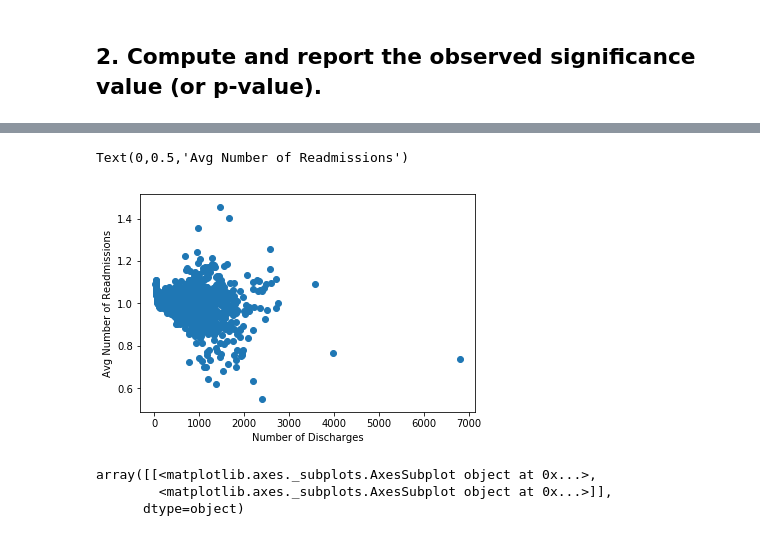
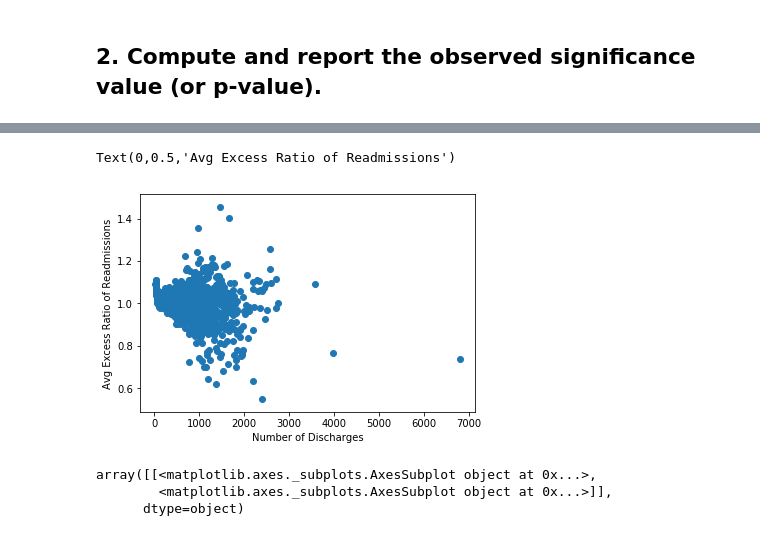
Before and after one commit to wsjk/inferential_stats_exercises, a Jupyter notebook: hospital_readmit/sliderule_dsi_inferential_statistics_exercise_3.ipynb, the cells around one changed output, grey strips where cells are left out. Saved outputs shown, nothing was run; the diff lists cells and outputs as text; code cells hidden in the pictures.

```diff
--- a/hospital_readmit/sliderule_dsi_inferential_statistics_exercise_3.ipynb
+++ b/hospital_readmit/sliderule_dsi_inferential_statistics_exercise_3.ipynb
@@ -213,4 +190,4 @@ Construct another plot that conveys the same information in a more direct manner
 # %%
-df = clean_hospital_read_df2.groupby('Number of Discharges')['Excess Readmission Ratio'].agg(['count','mean'])
+df = clean_hospital_read_df2.groupby('Number of Discharges')['Excess Readmission Ratio'].agg(['count','mean','max'])
 df.sort_values('mean').head()
 # %% [output]
@@ -224,10 +201,10 @@ df.sort_values('mean').head()
 # %%
 plt.scatter(df.index, df['mean'])
 plt.xlabel('Number of Discharges')
-plt.ylabel('Avg Number of Readmissions')
+plt.ylabel('Avg Excess Ratio of Readmissions')
 # %% [output]
-Text(0,0.5,'Avg Number of Readmissions')
+Text(0,0.5,'Avg Excess Ratio of Readmissions')
-[figure, old version]
+[figure, new version]
 # %%
 df.hist()
 # %% [output]
```
Also changed, not shown: parts of 8 cells of this notebook.
